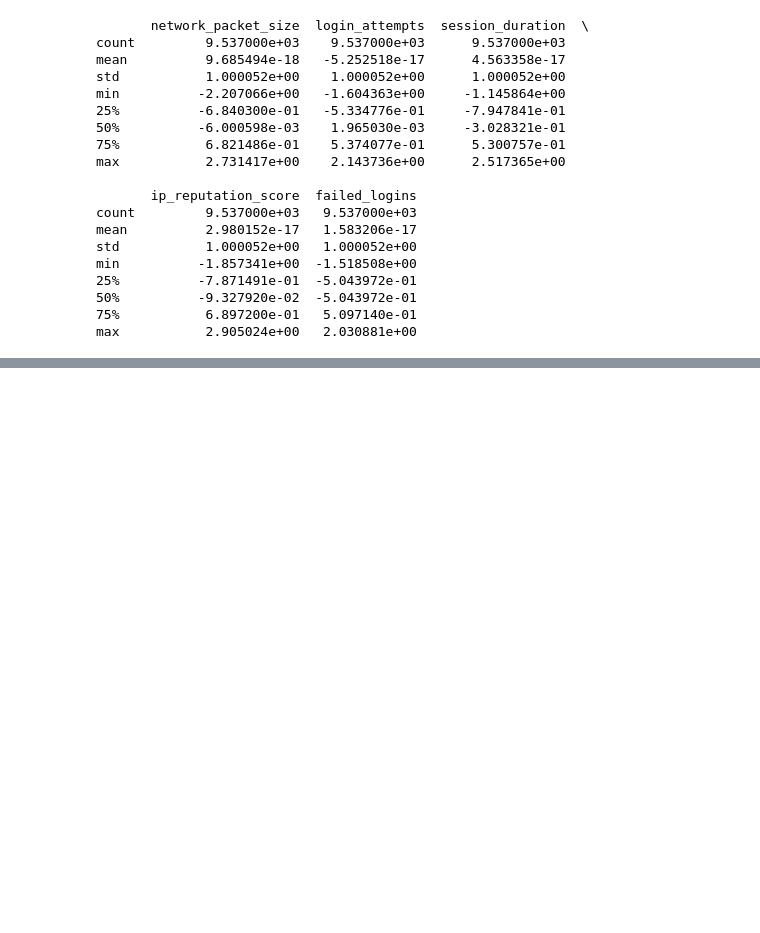
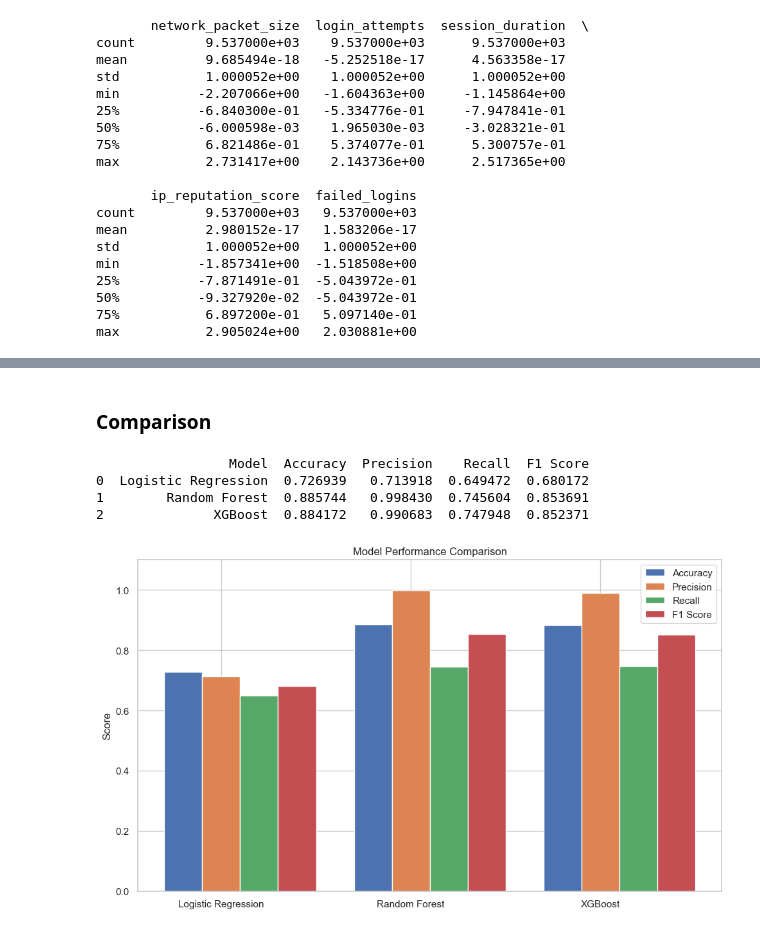
Before and after one commit to maishatabassum932/Cyber-Attack-Detection, a Jupyter notebook: detection.ipynb, the cells around one changed output, grey strips where cells are left out. Drawn from its saved outputs; the diff is of its cells as text; code cells hidden in the pictures; blank space fills up the shorter version.

```diff
--- a/detection.ipynb
+++ b/detection.ipynb
@@ -397,0 +659,61 @@ max           2.905024e+00   2.030881e+00
+# %% [markdown]
+### Comparison
+# %%
+# Collect scores for each model
+results = {
+    "Model": ["Logistic Regression", "Random Forest", "XGBoost"],
+    "Accuracy": [
+        accuracy_score(y_test, y_pred_lr),
+        accuracy_score(y_test, y_pred_rf),
+        accuracy_score(y_test, y_pred_xgb)
+    ],
+    "Precision": [
+        precision_score(y_test, y_pred_lr),
+        precision_score(y_test, y_pred_rf),
+        precision_score(y_test, y_pred_xgb)
+    ],
+    "Recall": [
+        recall_score(y_test, y_pred_lr),
+        recall_score(y_test, y_pred_rf),
+        recall_score(y_test, y_pred_xgb)
+    ],
+    "F1 Score": [
+        f1_score(y_test, y_pred_lr),
+        f1_score(y_test, y_pred_rf),
+        f1_score(y_test, y_pred_xgb)
+    ]
+}
+
+# Create DataFrame
+results_df = pd.DataFrame(results)
+print(results_df)
+# %% [output]
+                 Model  Accuracy  Precision    Recall  F1 Score
+0  Logistic Regression  0.726939   0.713918  0.649472  0.680172
+1        Random Forest  0.885744   0.998430  0.745604  0.853691
+2              XGBoost  0.884172   0.990683  0.747948  0.852371
+# %%
+# Set plot size
+plt.figure(figsize=(10, 6))
+
+# Bar width setup
+bar_width = 0.2
+models = results_df["Model"]
+x = range(len(models))
+
+# Plot each metric
+plt.bar([i - bar_width for i in x], results_df["Accuracy"], width=bar_width, label='Accuracy')
+plt.bar(x, results_df["Precision"], width=bar_width, label='Precision')
+plt.bar([i + bar_width for i in x], results_df["Recall"], width=bar_width, label='Recall')
+plt.bar([i + 2*bar_width for i in x], results_df["F1 Score"], width=bar_width, label='F1 Score')
+
+# Labels
+plt.xticks(x, models)
+plt.ylabel("Score")
+plt.title("Model Performance Comparison")
+plt.ylim(0, 1.1)
+plt.legend()
+plt.tight_layout()
+plt.show()
+# %% [output]
+[figure, added]
```
Also changed, not shown: parts of 10 cells of this notebook.
